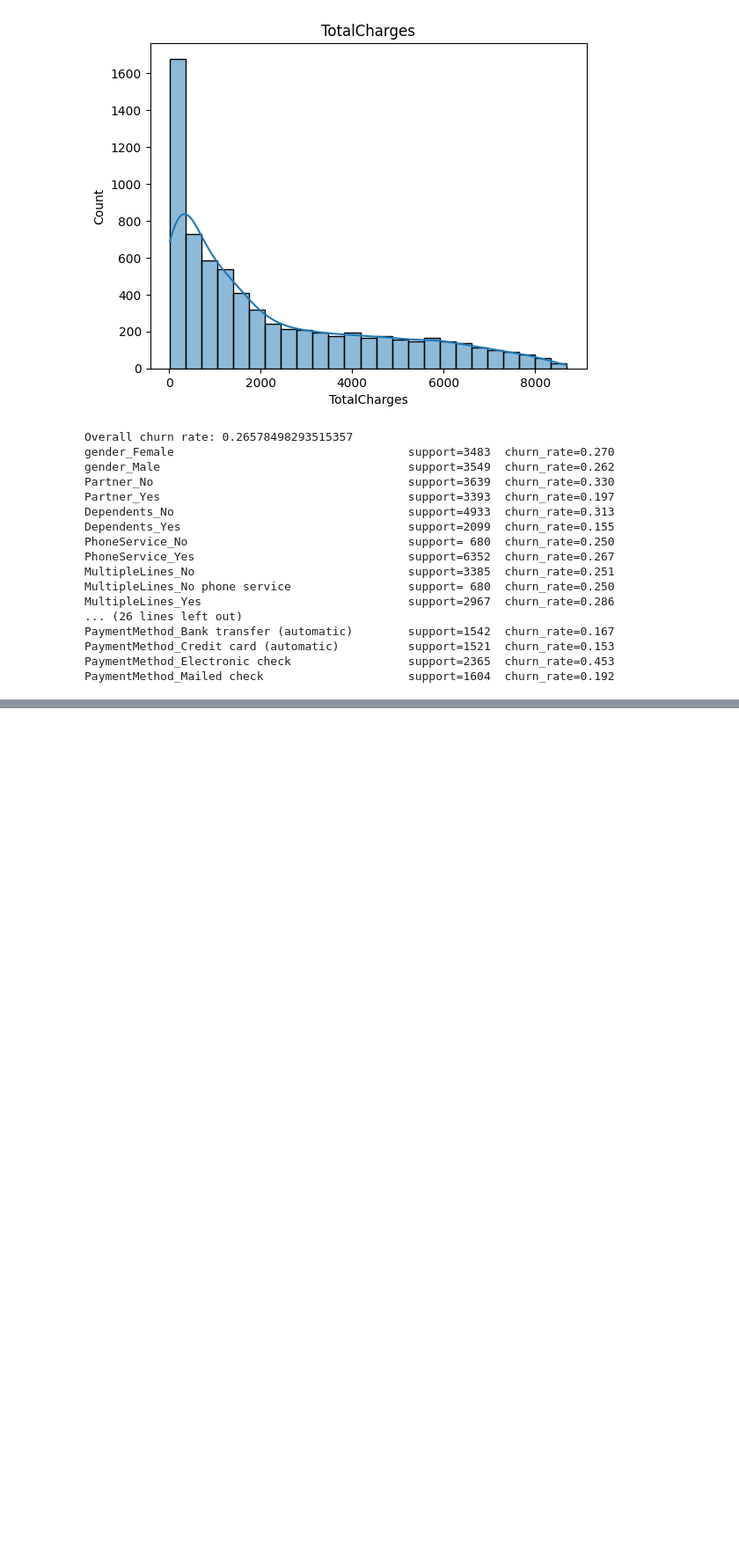
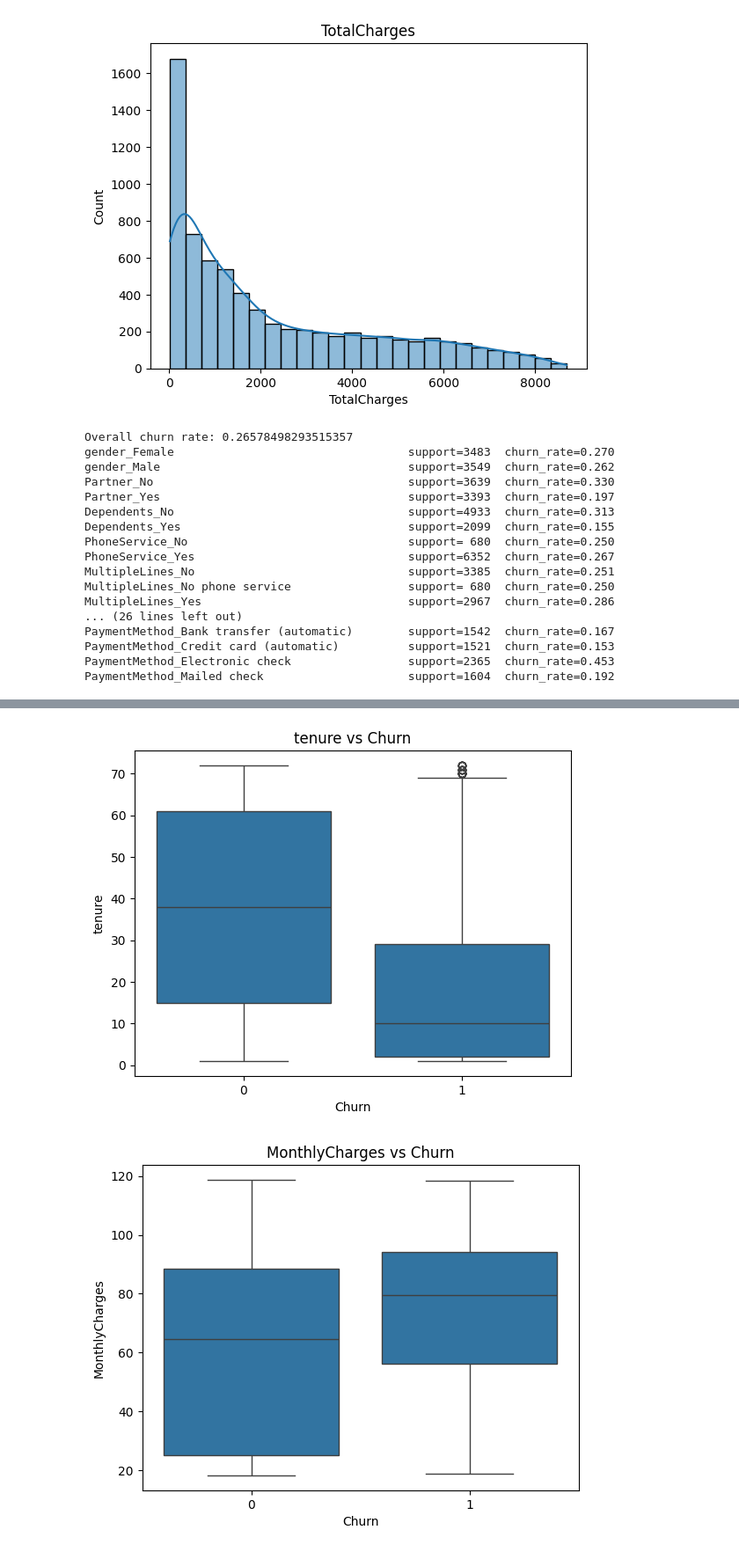
Before and after one commit to Kush-S-Patel/Telco-Customer-Churn-Predictor, a Jupyter notebook: notebooks/01-eda.ipynb, the cells around one changed output, grey strips where cells are left out. Shown at 88% size. Drawn from its saved outputs; the diff is of its cells as text; code cells hidden in the pictures; blank space fills up the shorter version.

```diff
--- a/notebooks/01-eda.ipynb
+++ b/notebooks/01-eda.ipynb
@@ -145,0 +169,9 @@ churn_summary.head(10)
+# %%
+for col in num_cols:
+    plt.figure()
+    sns.boxplot(data=data, x="Churn", y=col)
+    plt.title(f"{col} vs Churn")
+    plt.show()
+# %% [output]
+[figure, added]
+[figure, added]
```
Also changed, not shown: parts of 13 cells of this notebook, 11 other files.
